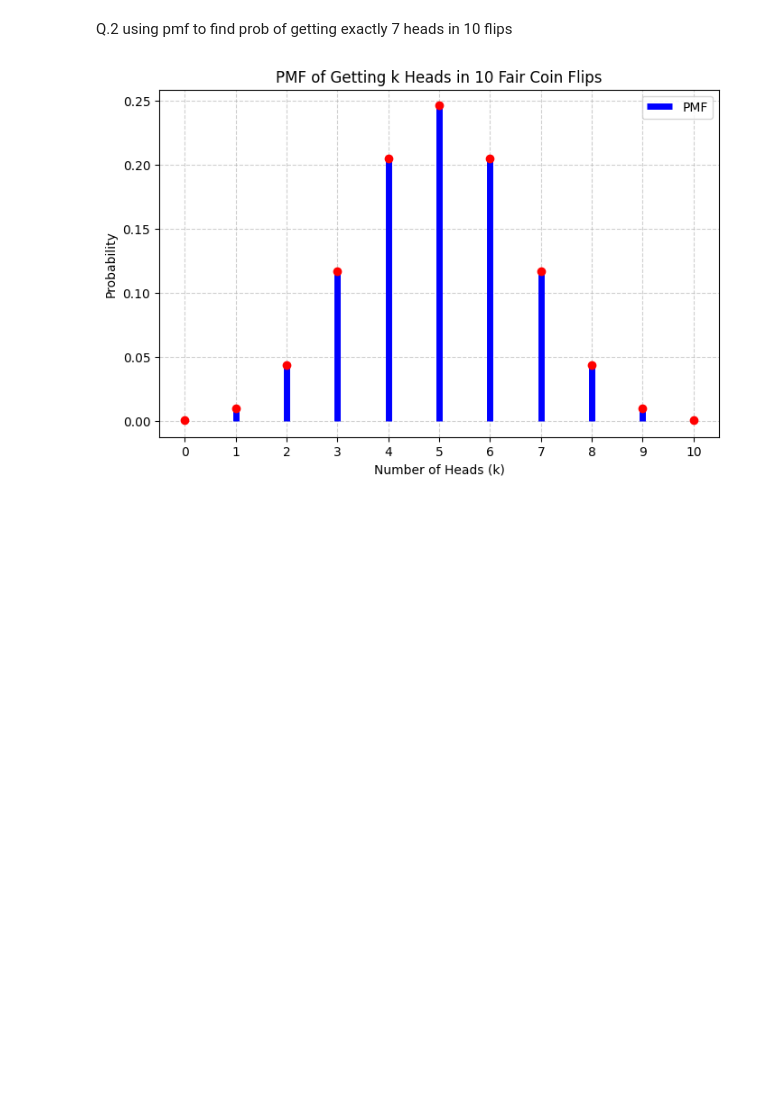
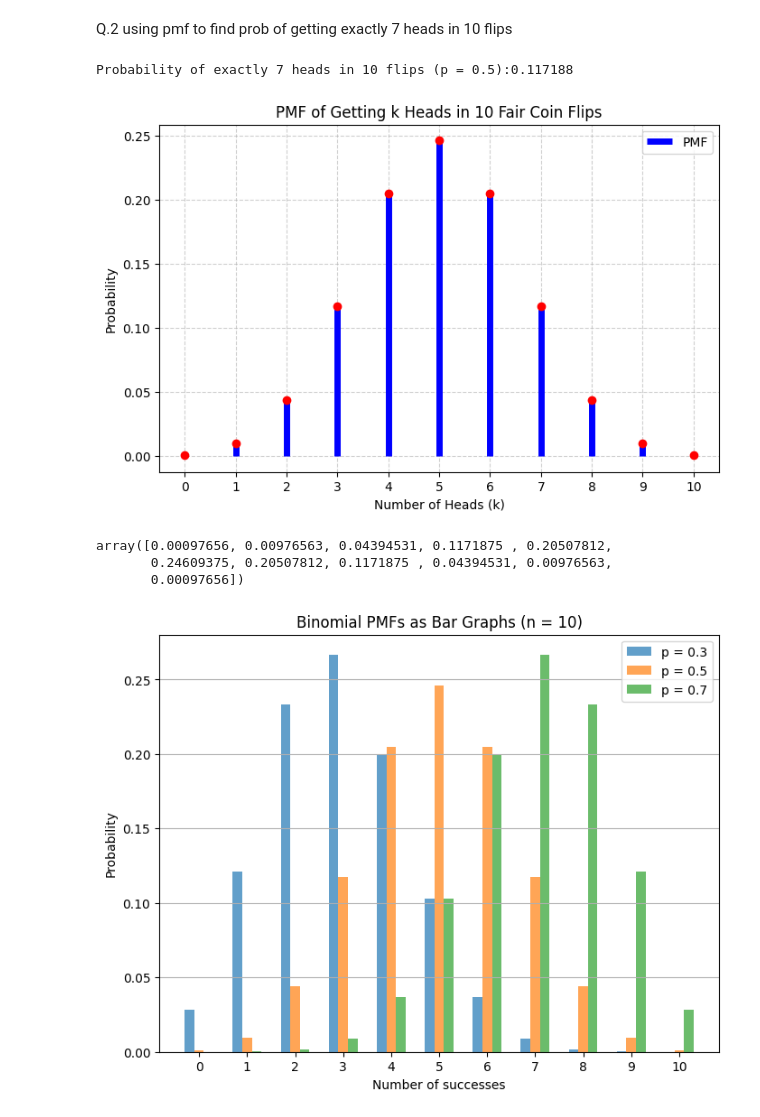
Before and after one commit to Choudhry18/Math-3320, a Jupyter notebook: Lab3.ipynb, the cells around one changed output. Saved outputs shown, nothing was run; the diff lists cells and outputs as text; code cells hidden in the pictures; blank space fills up the shorter version.

Commit message:
printing the k=7 value

```diff
--- a/Lab3.ipynb
+++ b/Lab3.ipynb
@@ -20,20 +23,18 @@ print(head7/1000)
 # %% [markdown]
 Q.2 using pmf to find prob of getting exactly 7 heads in 10 flips
 # %%
-import numpy as np
-import matplotlib.pyplot as plt
-from scipy.stats import binom
-
 # Parameters
 n = 10  # Number of coin flips
 p = 0.5  # Probability of heads
+
+
 
 # Values for k (number of heads)
 k_values = np.arange(0, n + 1)
 
 # Compute PMF
 pmf_values = binom.pmf(k_values, n, p)
-
+print(f"Probability of exactly 7 heads in 10 flips (p = 0.5):{pmf_values[7]:3f}")
 # Plot PMF
 plt.figure(figsize=(8, 5))
 plt.vlines(k_values, 0, pmf_values, colors='b', lw=5, label='PMF')
@@ -46,4 +47,35 @@ plt.legend()
 plt.grid(True, linestyle="--", alpha=0.6)
 plt.show()
 # %% [output]
+Probability of exactly 7 heads in 10 flips (p = 0.5):0.117188
 [figure]
+# %%
+pmf_values
+# %% [output]
+array([0.00097656, 0.00976563, 0.04394531, 0.1171875 , 0.20507812,
+       0.24609375, 0.20507812, 0.1171875 , 0.04394531, 0.00976563,
+       0.00097656])
+# %%
+n = 10
+p_values = [0.3, 0.5, 0.7]
+x = np.arange(0, n + 1)
+num_p = len(p_values)
+bar_width = 0.2
+
+plt.figure(figsize=(8, 6))
+
+for i, p in enumerate(p_values):
+    # Offset positions for each probability to avoid overlap
+    positions = x - (num_p - 1) * bar_width / 2 + i * bar_width
+    pmf = binom.pmf(x, n, p)
+    plt.bar(positions, pmf, width=bar_width, label=f'p = {p}', alpha=0.7)
+
+plt.title("Binomial PMFs as Bar Graphs (n = 10)")
+plt.xlabel("Number of successes")
+plt.ylabel("Probability")
+plt.xticks(x)
+plt.legend()
+plt.grid(True, axis='y')
+plt.show()
+# %% [output]
+[figure, added]
```
Also changed, not shown: parts of 1 cell of this notebook.
